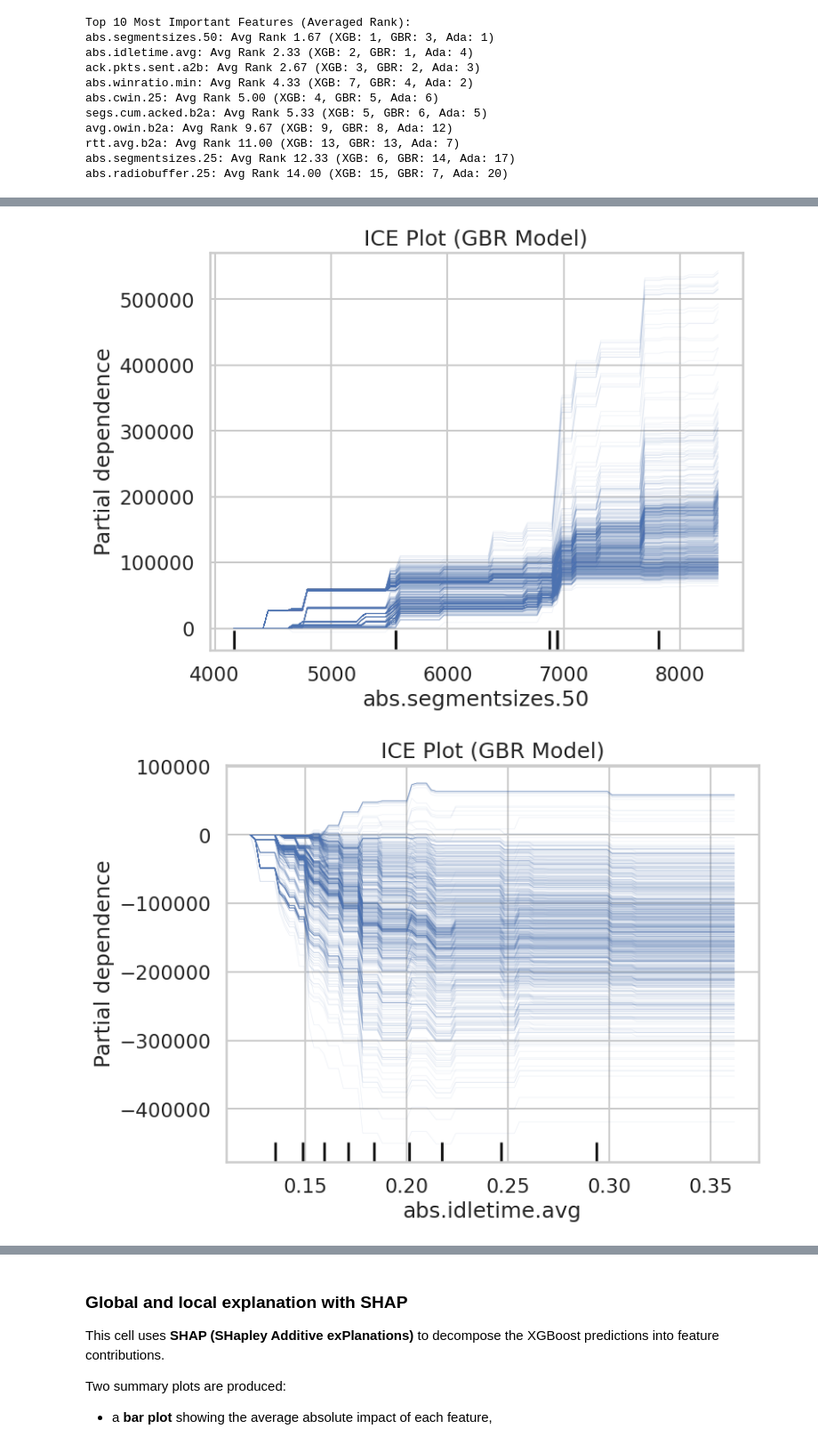
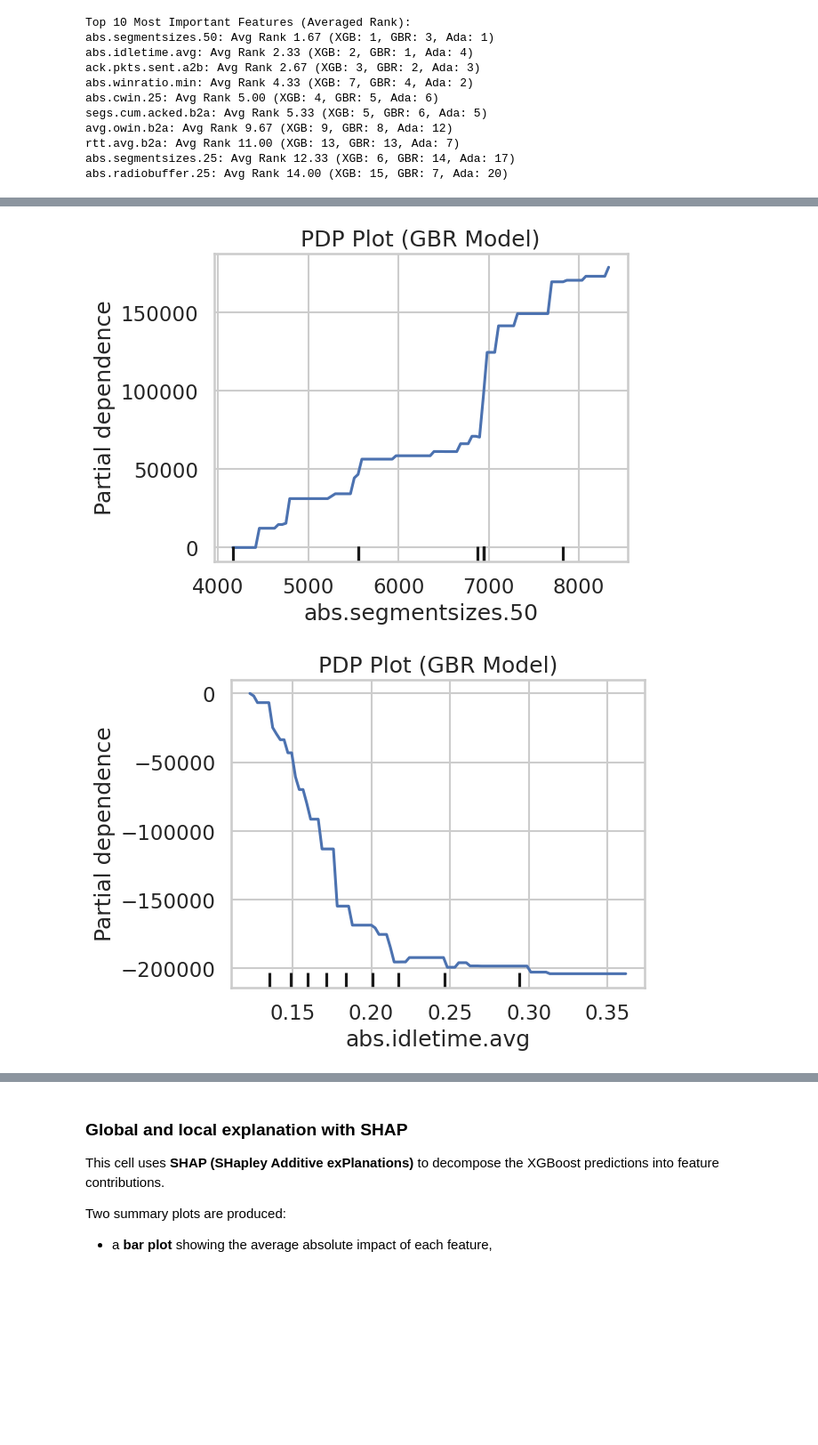
Before and after one commit to JuanMarcosRamirez/xmlad, a Jupyter notebook: 03_explainability.ipynb, the cells around one changed output, grey strips where cells are left out. Shown at 89% size. Saved outputs shown, nothing was run; the diff lists cells and outputs as text; code cells hidden in the pictures; blank space fills up the shorter version.

```diff
--- a/03_explainability.ipynb
+++ b/03_explainability.ipynb
@@ -422,36 +482,21 @@ abs.radiobuffer.25: Avg Rank 14.00 (XGB: 15, GBR: 7, Ada: 20)
 # %%
-# Plot ICE plots for the top 2 features by average rank
-
-# Recompute ranks (in case not available)
-from scipy.stats import rankdata
-
-ranks_xgb = rankdata(-importances_xgb)
-ranks_gbr = rankdata(-importances_gbr)
-ranks_ada = rankdata(-importances_ada)
-
-rank_df = pd.DataFrame({
-    'Feature': feature_names,
-    'Rank_XGB': ranks_xgb,
-    'Rank_GBR': ranks_gbr,
-    'Rank_Ada': ranks_ada
-})
-
-rank_df['Avg_Rank'] = rank_df[['Rank_XGB', 'Rank_GBR', 'Rank_Ada']].mean(axis=1)
-
-top_10_avg_rank = rank_df.sort_values('Avg_Rank').head(10)
-
-# Get top 2 features
-top_features = top_10_avg_rank['Feature'].head(2).tolist()
-
+top_features = ['abs.segmentsizes.50', 'abs.idletime.avg']
 # Create DataFrame for X_train
 X_train_df = pd.DataFrame(X_train, columns=feature_names)
 
+# Plot PDP for each top feature
+for feature in top_features:
+    fig, ax = plt.subplots(figsize=(6, 4.5))
+    PartialDependenceDisplay.from_estimator(gbr_model, X_train_df, [feature], kind='average', centered=True, ax=ax)
+    ax.set_title(f'PDP Plot (GBR Model)')
+    plt.show()
+
 # Plot ICE for each top feature
 for feature in top_features:
-    fig, ax = plt.subplots(figsize=(8, 6))
+    fig, ax = plt.subplots(figsize=(6, 4.5))
     PartialDependenceDisplay.from_estimator(gbr_model, X_train_df, [feature], kind='individual', centered=True, ax=ax, line_kw={'alpha': 0.1})
     ax.set_title(f'ICE Plot (GBR Model)')
     plt.show()
 # %% [output]
-[figure, old version]
+[figure, new version]
-[figure, old version]
+[figure, new version]
```
Also changed, not shown: parts of 5 cells of this notebook.
